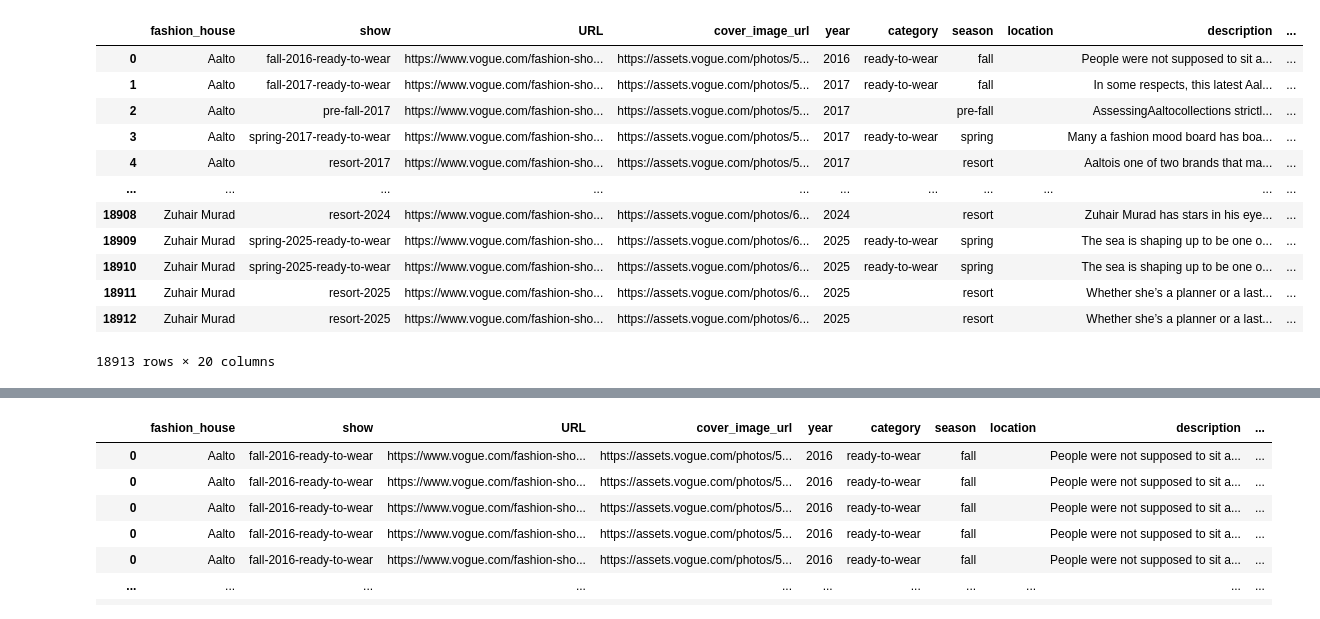
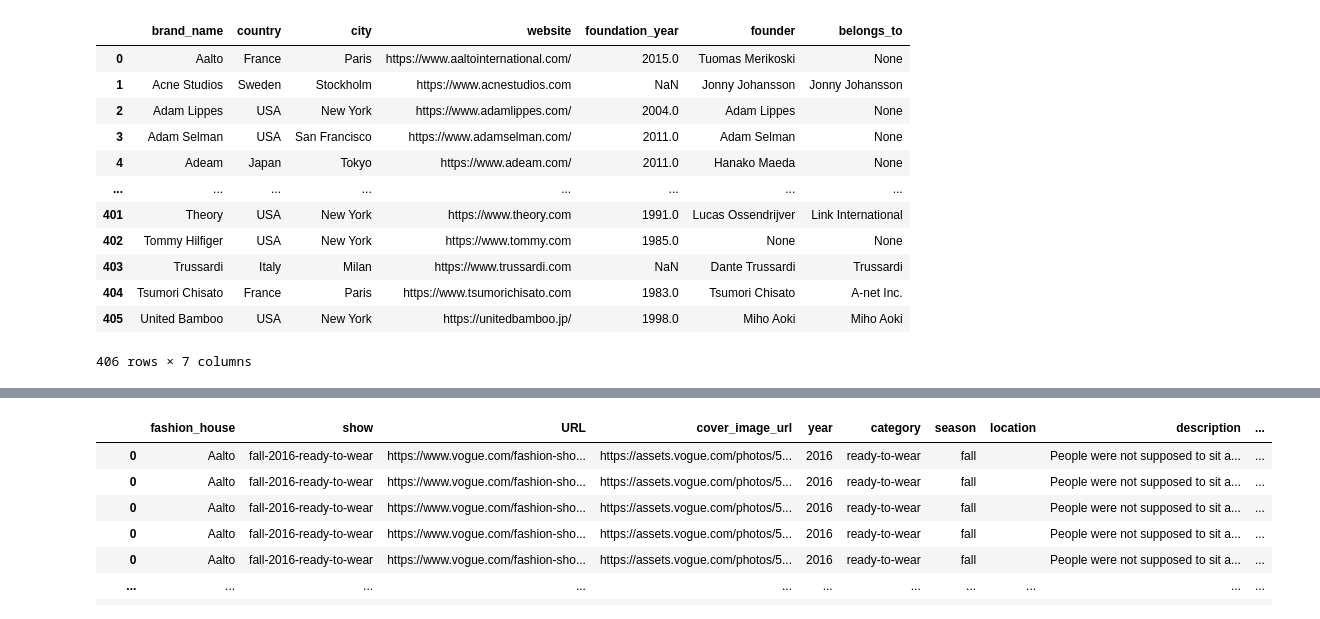
Before and after one commit to traopia/FashionDB, a Jupyter notebook: temporary_playground.ipynb, the cells around one changed output, grey strips where cells are left out. Drawn from its saved outputs; the diff is of its cells as text; code cells hidden in the pictures.

```diff
--- a/temporary_playground.ipynb
+++ b/temporary_playground.ipynb
@@ -1,23 +1,33 @@
 # %%
 import pandas as pd
-df = pd.read_parquet("data/data_vogue_final.parquet")
+df = pd.read_parquet("data/vogue_data.parquet")
 df = df[df.groupby("fashion_house")["fashion_house"].transform("count") >= 20]
 #df = df.drop(columns=[col for col in ["designer_name"] if col in df.columns])
 
 problem_rows = df[df["designer_name"].apply(lambda x: len(x) ==0)]
 # %%
-df
+from extract_info.assign_designer_to_collection import extract_birth_year
+bio_brands = pd.read_json("data/scraped_data/brand_data_fmd.json", lines=True)
+bio_brands["foundation_year"] = bio_brands["about"].apply(extract_birth_year)
+df_selected = bio_brands[bio_brands["brand_name"].isin(df.fashion_house.unique())]
+df_extracted_fh = pd.read_json("data/extracted_KG/extracted_KG_fmd_fashion_houses.json", lines=True)
+df_selected  = pd.merge(df_selected, df_extracted_fh[["brand_name","founder"]])
+mask_designer = df_selected["founder"].apply(lambda x: len(x) == 0)
+df_selected.loc[mask_designer, "founder"] = (df_selected.loc[mask_designer, "founded_by"].apply(lambda x: x.copy() if isinstance(x, list) else x))
+df_selected["founder"] = df_selected["founder"].apply(lambda x: x[0] if len(x)>0 else None)
+df_selected["belongs_to"] = df_selected["belongs_to"].apply(lambda x: x[0] if  len(x)>0 else None )
+df_selected[["brand_name","country","city","website","foundation_year","founder","belongs_to"]]
 # %% [output]
-|  | fashion_house | show | URL | cover_image_url | year | category | season | location | description | ... |
-| 0 | Aalto | fall-2016-ready-to-wear | https://www.vogue.com/fashion-sho... | https://assets.vogue.com/photos/5... | 2016 | ready-to-wear | fall |  | People were not supposed to sit a... | ... |
-| 1 | Aalto | fall-2017-ready-to-wear | https://www.vogue.com/fashion-sho... | https://assets.vogue.com/photos/5... | 2017 | ready-to-wear | fall |  | In some respects, this latest Aal... | ... |
-| 2 | Aalto | pre-fall-2017 | https://www.vogue.com/fashion-sho... | https://assets.vogue.com/photos/5... | 2017 |  | pre-fall |  | AssessingAaltocollections strictl... | ... |
-| 3 | Aalto | spring-2017-ready-to-wear | https://www.vogue.com/fashion-sho... | https://assets.vogue.com/photos/5... | 2017 | ready-to-wear | spring |  | Many a fashion mood board has boa... | ... |
-| 4 | Aalto | resort-2017 | https://www.vogue.com/fashion-sho... | https://assets.vogue.com/photos/5... | 2017 |  | resort |  | Aaltois one of two brands that ma... | ... |
-| ... | ... | ... | ... | ... | ... | ... | ... | ... | ... | ... |
-| 18908 | Zuhair Murad | resort-2024 | https://www.vogue.com/fashion-sho... | https://assets.vogue.com/photos/6... | 2024 |  | resort |  | Zuhair Murad has stars in his eye... | ... |
-| 18909 | Zuhair Murad | spring-2025-ready-to-wear | https://www.vogue.com/fashion-sho... | https://assets.vogue.com/photos/6... | 2025 | ready-to-wear | spring |  | The sea is shaping up to be one o... | ... |
-| 18910 | Zuhair Murad | spring-2025-ready-to-wear | https://www.vogue.com/fashion-sho... | https://assets.vogue.com/photos/6... | 2025 | ready-to-wear | spring |  | The sea is shaping up to be one o... | ... |
-| 18911 | Zuhair Murad | resort-2025 | https://www.vogue.com/fashion-sho... | https://assets.vogue.com/photos/6... | 2025 |  | resort |  | Whether she’s a planner or a last... | ... |
-| 18912 | Zuhair Murad | resort-2025 | https://www.vogue.com/fashion-sho... | https://assets.vogue.com/photos/6... | 2025 |  | resort |  | Whether she’s a planner or a last... | ... |
+|  | brand_name | country | city | website | foundation_year | founder | belongs_to |
+| 0 | Aalto | France | Paris | https://www.aaltointernational.com/ | 2015.0 | Tuomas Merikoski | None |
+| 1 | Acne Studios | Sweden | Stockholm | https://www.acnestudios.com | NaN | Jonny Johansson | Jonny Johansson |
+| 2 | Adam Lippes | USA | New York | https://www.adamlippes.com/ | 2004.0 | Adam Lippes | None |
+| 3 | Adam Selman | USA | San Francisco | https://www.adamselman.com/ | 2011.0 | Adam Selman | None |
+| 4 | Adeam | Japan | Tokyo | https://www.adeam.com/ | 2011.0 | Hanako Maeda | None |
+| ... | ... | ... | ... | ... | ... | ... | ... |
+| 401 | Theory | USA | New York | https://www.theory.com | 1991.0 | Lucas Ossendrijver | Link International |
+| 402 | Tommy Hilfiger | USA | New York | https://www.tommy.com | 1985.0 | None | None |
+| 403 | Trussardi | Italy | Milan | https://www.trussardi.com | NaN | Dante Trussardi | Trussardi |
+| 404 | Tsumori Chisato | France | Paris | https://www.tsumorichisato.com | 1983.0 | Tsumori Chisato | A-net Inc. |
+| 405 | United Bamboo | USA | New York | https://unitedbamboo.jp/ | 1998.0 | Miho Aoki | Miho Aoki |
-18913 rows × 20 columns
+406 rows × 7 columns
```
Also changed, not shown: parts of 11 cells of this notebook, 5 other files.
